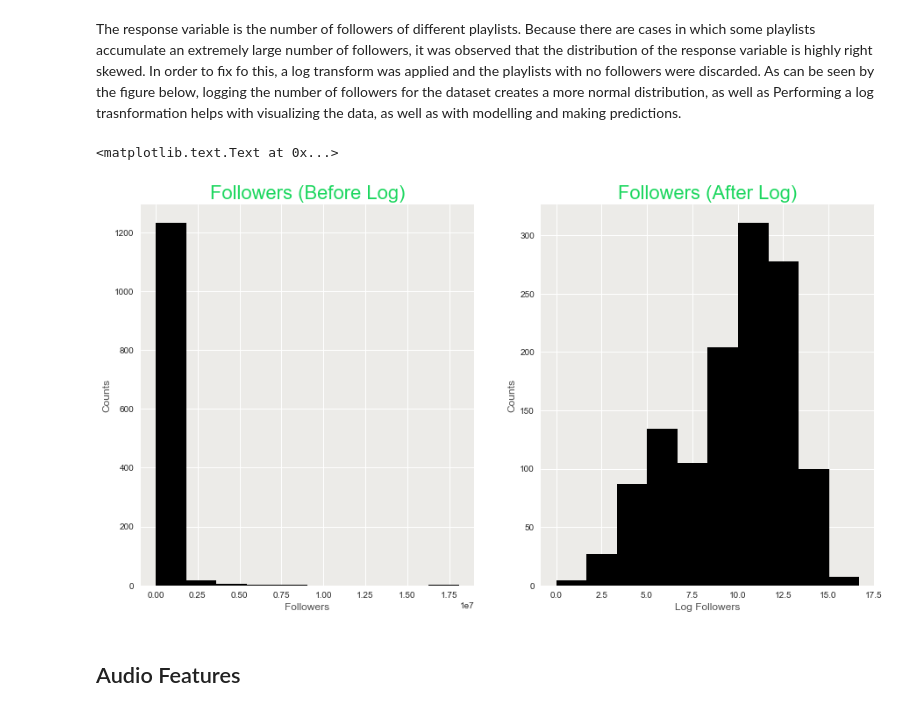
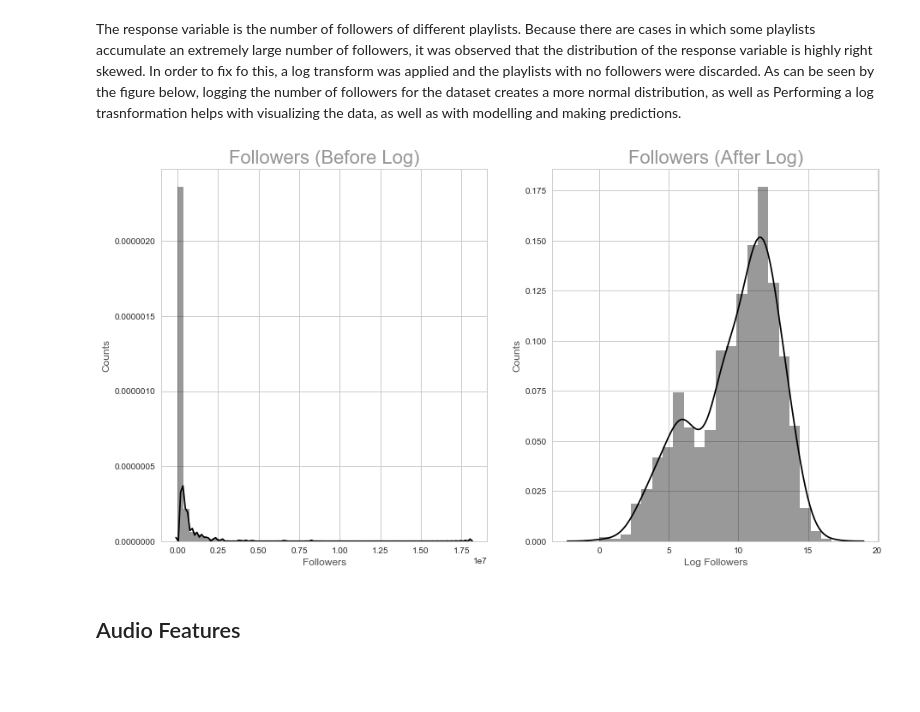
Before and after one commit to toledy/spotify, a Jupyter notebook: notebooks/eda.ipynb, the cells around one changed output. Cells and saved outputs as stored; diff of their text form; code cells hidden in the pictures; blank space fills up the shorter version.

```diff
--- a/notebooks/eda.ipynb
+++ b/notebooks/eda.ipynb
@@ -166,28 +148,22 @@ The response variable is the number of followers of different playlists. Because
 # %%
 before_transform = np.exp(y_train)
 
-f, axarr = plt.subplots(1,2, figsize=(15,8))
+def hist_response():
+    f, axarr = plt.subplots(1,2, figsize=(15,8))
 
-axarr[0].hist(before_transform, color = black_col)[2]
-axarr[0].set_facecolor(light_gray_col)
-axarr[0].grid(True, color = white_col)
-axarr[0].set_xlabel('Followers', fontsize=12, **arfont, color = med_gray_col)
-axarr[0].set_ylabel('Counts',fontsize=12, **arfont, color = med_gray_col)
-axarr[0].set_title('Followers (Before Log)', fontsize = 22, color=green_col)
+    sns.distplot(before_transform, color = black_col, ax = axarr[0])
+    axarr[0].set_xlabel('Followers', fontsize=12, **arfont, color = med_gray_col)
+    axarr[0].set_ylabel('Counts',fontsize=12, **arfont, color = med_gray_col)
+    axarr[0].set_title('Followers (Before Log)', fontsize = 22, color=gray_col)
 
-
-axarr[1].hist(y_train, color = black_col)[2]
-axarr[1].set_facecolor(light_gray_col)
-axarr[1].grid(True, color = white_col)
-axarr[1].set_xlabel('Log Followers', fontsize=12, **arfont, color = med_gray_col)
-axarr[1].set_ylabel('Counts',fontsize=12, **arfont, color = med_gray_col)
-axarr[1].set_title('Followers (After Log)', fontsize = 22, color=green_col)
-
-
-#plt.savefig('img/response_logged.png')
+    sns.distplot(y_train, color = black_col, ax = axarr[1])
+    axarr[1].set_xlabel('Log Followers', fontsize=12, **arfont, color = med_gray_col)
+    axarr[1].set_ylabel('Counts',fontsize=12, **arfont, color = med_gray_col)
+    axarr[1].set_title('Followers (After Log)', fontsize = 22, color=gray_col)
-# %% [output]
-<matplotlib.text.Text at 0x...>
-[figure, removed]
+# %%
+hist_response()
+# %% [output]
+[figure, added]
 # %% [markdown]
 ## Audio Features
 # %% [markdown]
```
Also changed, not shown: parts of 39 cells of this notebook, 18 other files.
